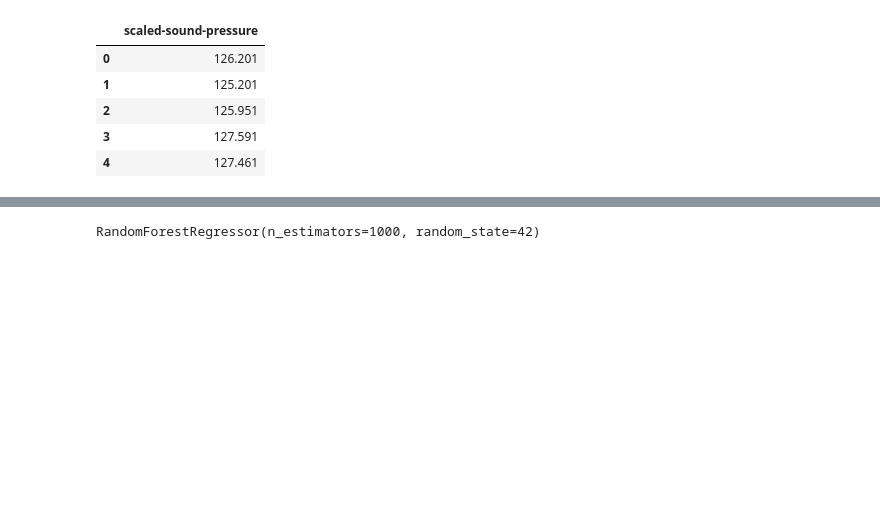
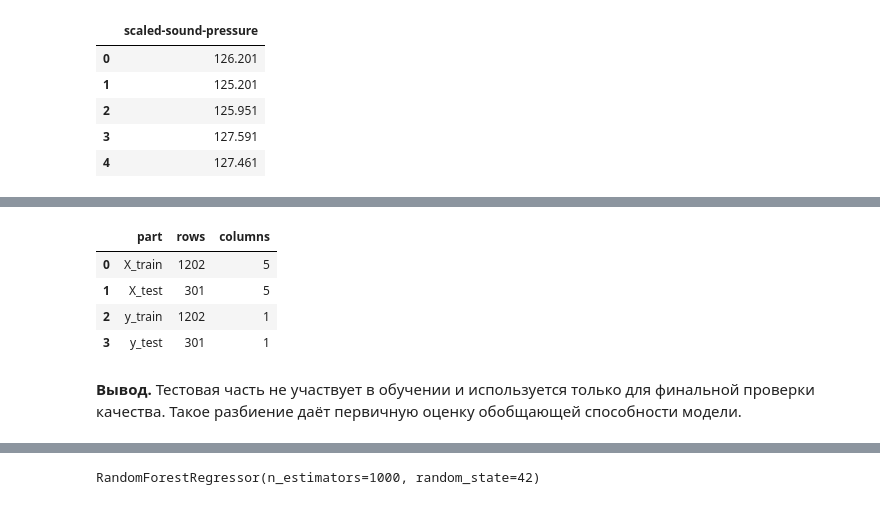
Before and after one commit to nepridumalnik/it-lms-course, a Jupyter notebook: final/task.ipynb, the cells around one changed output, grey strips where cells are left out. Saved outputs shown, nothing was run; the diff lists cells and outputs as text; code cells hidden in the pictures; blank space fills up the shorter version.

```diff
--- a/final/task.ipynb
+++ b/final/task.ipynb
@@ -73,3 +186,18 @@ X_test_np = X_test.to_numpy()
 # %%
 y_train_np = y_train.to_numpy()
 y_test_np = y_test.to_numpy()
+# %%
+split_summary = pd.DataFrame({
+    "part": ["X_train", "X_test", "y_train", "y_test"],
+    "rows": [X_train.shape[0], X_test.shape[0], y_train.shape[0], y_test.shape[0]],
+    "columns": [X_train.shape[1], X_test.shape[1], y_train.shape[1], y_test.shape[1]],
+})
+split_summary
+# %% [output]
+|  | part | rows | columns |
+| 0 | X_train | 1202 | 5 |
+| 1 | X_test | 301 | 5 |
+| 2 | y_train | 1202 | 1 |
+| 3 | y_test | 301 | 1 |
+# %% [markdown]
+**Вывод.** Тестовая часть не участвует в обучении и используется только для финальной проверки качества. Такое разбиение даёт первичную оценку обобщающей способности модели.
```
Also changed, not shown: parts of 28 cells of this notebook, 2 other files.
